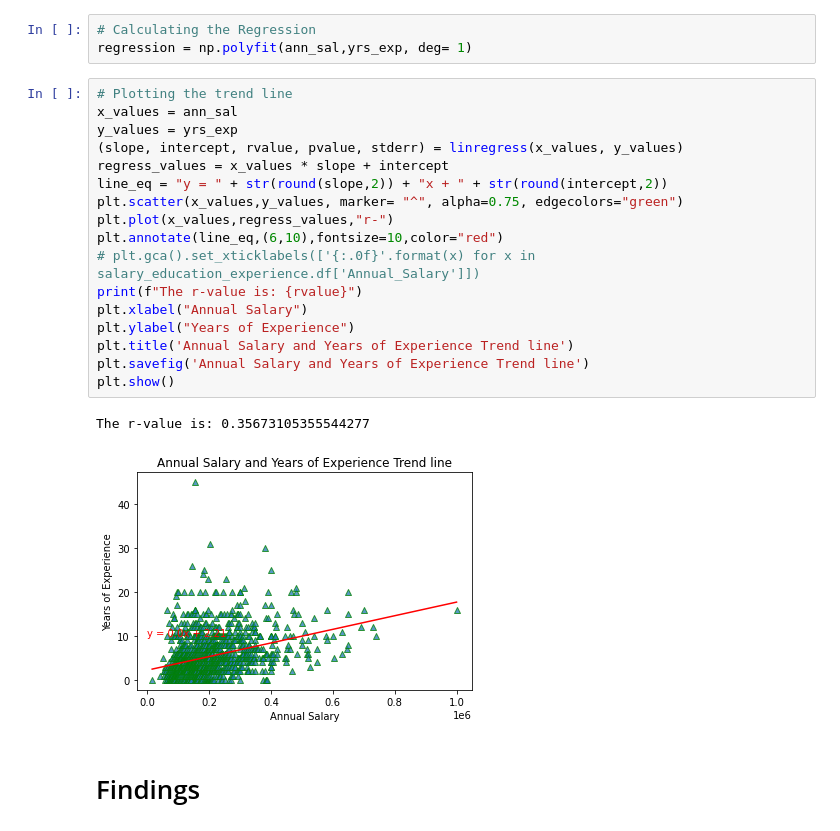
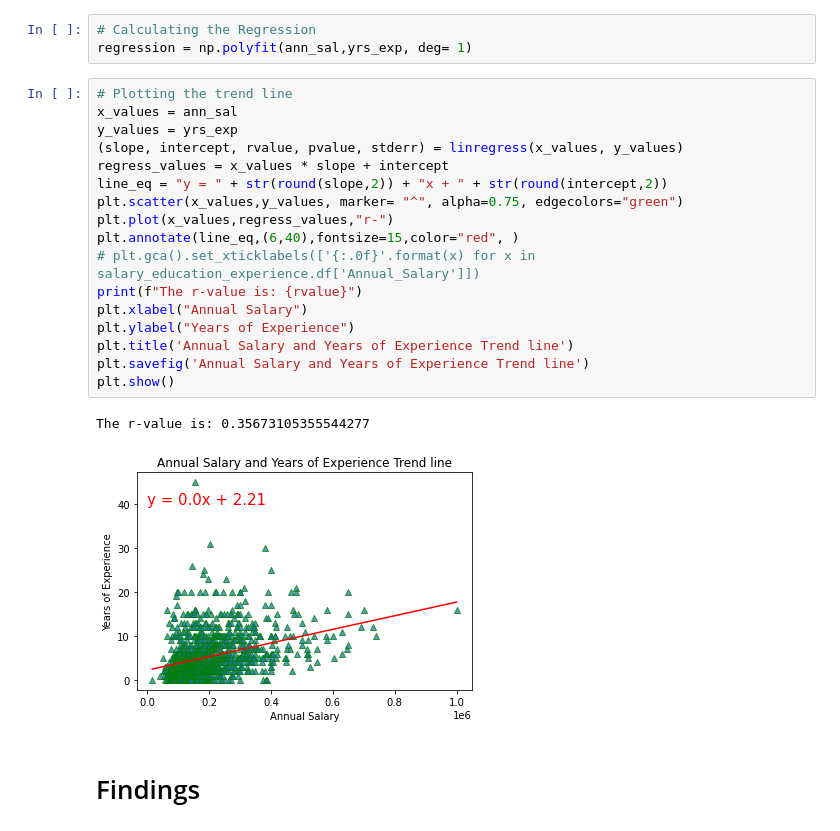
Before and after one commit to rita-s/Data_Analysis_Project_1, a Jupyter notebook: HR_Hackers.ipynb, the cells around one changed output. Cells and saved outputs as stored; diff of their text form.

```diff
--- a/HR_Hackers.ipynb
+++ b/HR_Hackers.ipynb
@@ -691,23 +683,23 @@ regression = np.polyfit(ann_sal,yrs_exp, deg= 1)
 # %%
 # Plotting the trend line
 x_values = ann_sal
 y_values = yrs_exp
 (slope, intercept, rvalue, pvalue, stderr) = linregress(x_values, y_values)
 regress_values = x_values * slope + intercept
 line_eq = "y = " + str(round(slope,2)) + "x + " + str(round(intercept,2))
 plt.scatter(x_values,y_values, marker= "^", alpha=0.75, edgecolors="green")
 plt.plot(x_values,regress_values,"r-")
-plt.annotate(line_eq,(6,10),fontsize=10,color="red")
+plt.annotate(line_eq,(6,40),fontsize=15,color="red", )
 # plt.gca().set_xticklabels(['{:.0f}'.format(x) for x in salary_education_experience.df['Annual_Salary']])
 print(f"The r-value is: {rvalue}")
 plt.xlabel("Annual Salary")
 plt.ylabel("Years of Experience")
 plt.title('Annual Salary and Years of Experience Trend line')
 plt.savefig('Annual Salary and Years of Experience Trend line')
 plt.show()
 # %% [output]
 The r-value is: 0.35673105355544277
-[figure, old version]
+[figure, new version]
 # %% [markdown]
 # Findings
 # %% [markdown]
```
Also changed, not shown: parts of 23 cells of this notebook, 2 other files.
